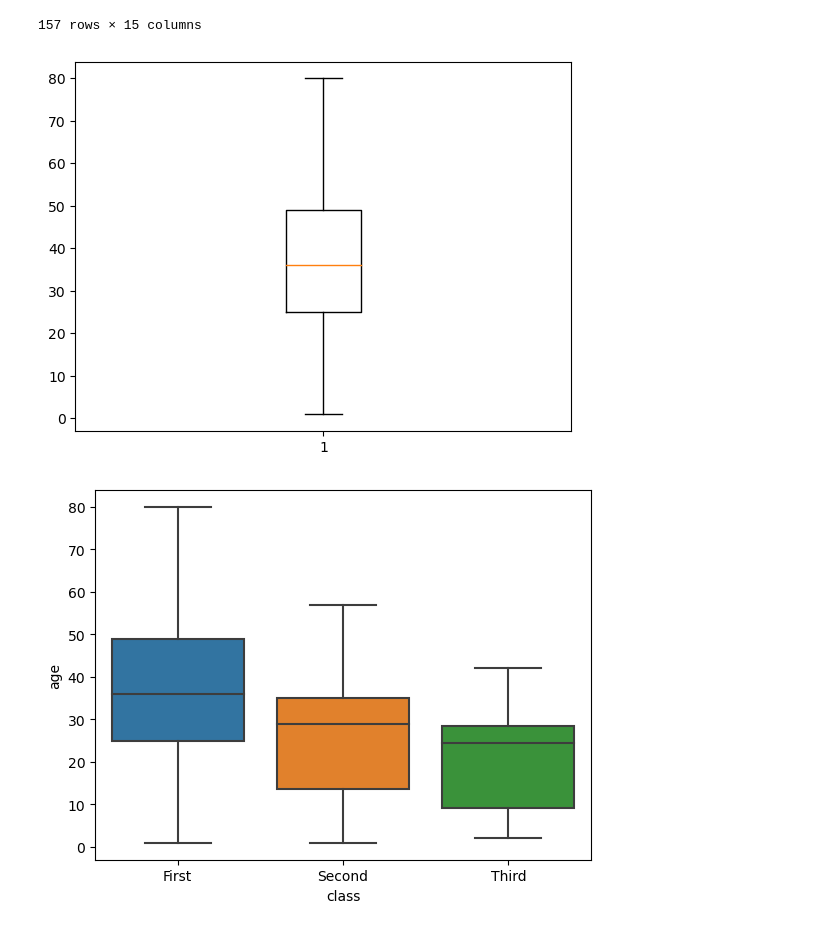
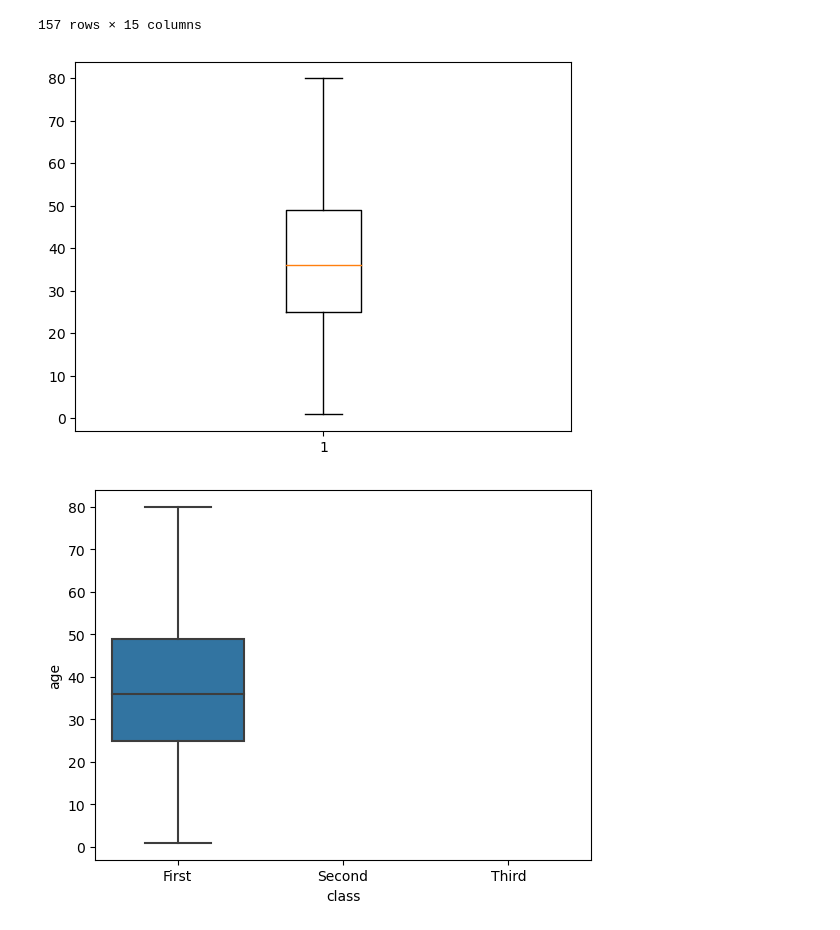
Before and after one commit to chuck-ankit/Python, a Jupyter notebook: Learning/05b_Matplotlib_Seaborn.ipynb, the cells around one changed output. Drawn from its saved outputs; the diff is of its cells as text; code cells hidden in the pictures.

```diff
--- a/Learning/05b_Matplotlib_Seaborn.ipynb
+++ b/Learning/05b_Matplotlib_Seaborn.ipynb
@@ -527,9 +527,9 @@ first_class
 # %%
 plt.boxplot([first_class['age'].tolist()])
 plt.show()
 
-sns.boxplot(data=df,y="age", x='class')
+sns.boxplot(data=first_class, y="age", x="class")
 plt.show()
 # %% [output]
 [figure]
-[figure, old version]
+[figure, new version]
```
Also changed, not shown: parts of 5 cells of this notebook, 1 other file.
